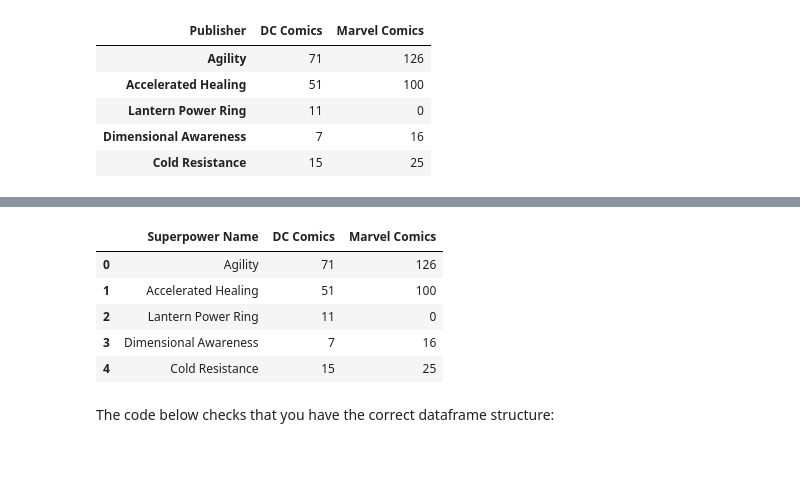
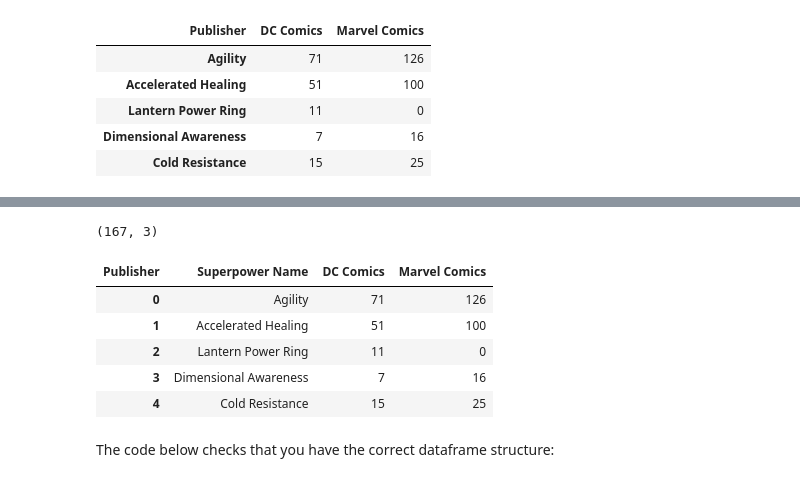
Before and after one commit to NobertAkwir/dsc-pandas-data-cleaning-lab, a Jupyter notebook: index.ipynb, the cells around one changed output, grey strips where cells are left out. Saved outputs shown, nothing was run; the diff lists cells and outputs as text; code cells hidden in the pictures.

```diff
--- a/index.ipynb
+++ b/index.ipynb
@@ -455,0 +395,2 @@ powers_df
+# %%
+heroes_df.set_index('name',inplace=True)
@@ -482,5 +423,4 @@ powers_df.head()
 # %%
-powers_df.index.name = 'name'
-powers_df.reset_index(inplace = True)
+powers_df = powers_df.transpose()
 powers_df.head()
 # %% [output]
@@ -494,4 +434,4 @@ powers_df.head()
 # %%
-heroes_and_powers_df = heroes_df.merge(powers_df, on='name', how = 'inner')
+heroes_and_powers_df = heroes_df.join(powers_df, how='inner')
 heroes_and_powers_df.head()
 # %% [output]
@@ -739,8 +667,5 @@ df3.head()
 | Dimensional Awareness | 7 | 16 |
 | Cold Resistance | 15 | 25 |
 # %%
-#df3.index.name = "Superpower Name"
-#df3.reset_index(inplace=True)
-
-df3.columns.name = None
-df3.head()
+df3.index.name = "Superpower Name"
+df3.reset_index(inplace=True)
@@ -755,8 +672,12 @@ df3.head()
+# %%
+df3.shape
+# %% [output]
+(167, 3)
 # %%
-df3.index.name = None
+df3.rename(columns = {'Publisher':None}, inplace = True)
 df3.head()
 # %% [output]
-|  | Superpower Name | DC Comics | Marvel Comics |
+| Publisher | Superpower Name | DC Comics | Marvel Comics |
 | 0 | Agility | 71 | 126 |
 | 1 | Accelerated Healing | 51 | 100 |
 | 2 | Lantern Power Ring | 11 | 0 |
```
Also changed, not shown: parts of 73 cells of this notebook.
